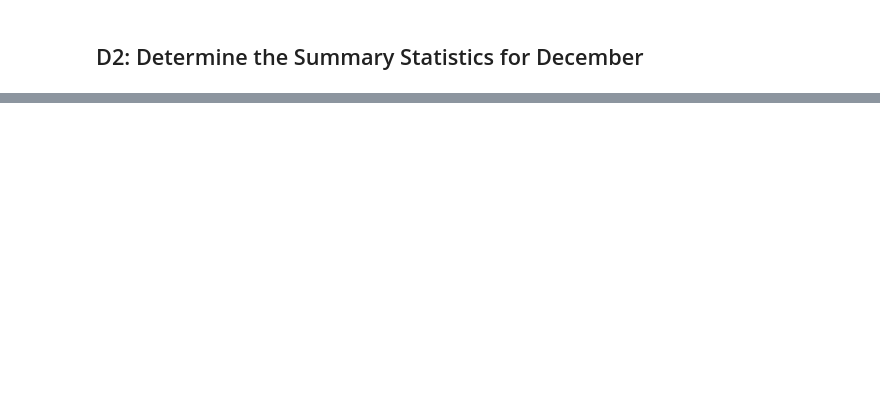
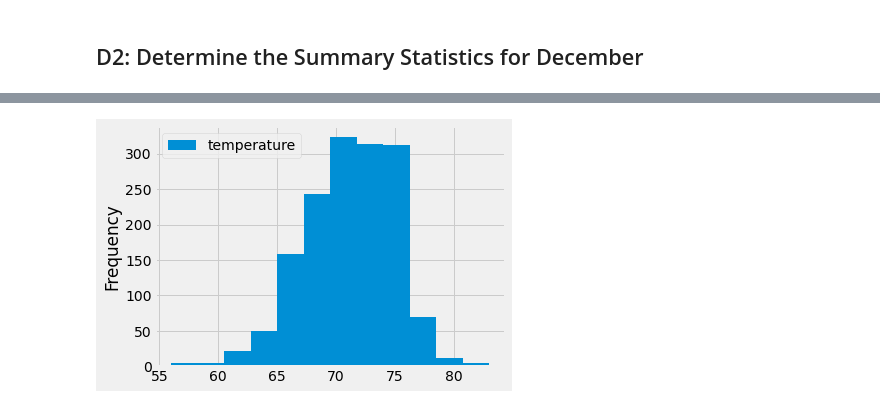
Before and after one commit to jacquie0583/Surfs_Up, a Jupyter notebook: SurfsUp_Challenge.ipynb, the cells around one changed output, grey strips where cells are left out. Cells and saved outputs as stored; diff of their text form; code cells hidden in the pictures; blank space fills up the shorter version.

```diff
--- a/SurfsUp_Challenge.ipynb
+++ b/SurfsUp_Challenge.ipynb
@@ -88,0 +193,6 @@ print (df)
+# %%
+# Histogram
+df.plot.hist(bins=12)
+plt.tight_layout()
+# %% [output]
+[figure, added]
```
Also changed, not shown: parts of 14 cells of this notebook, 8 other files.
